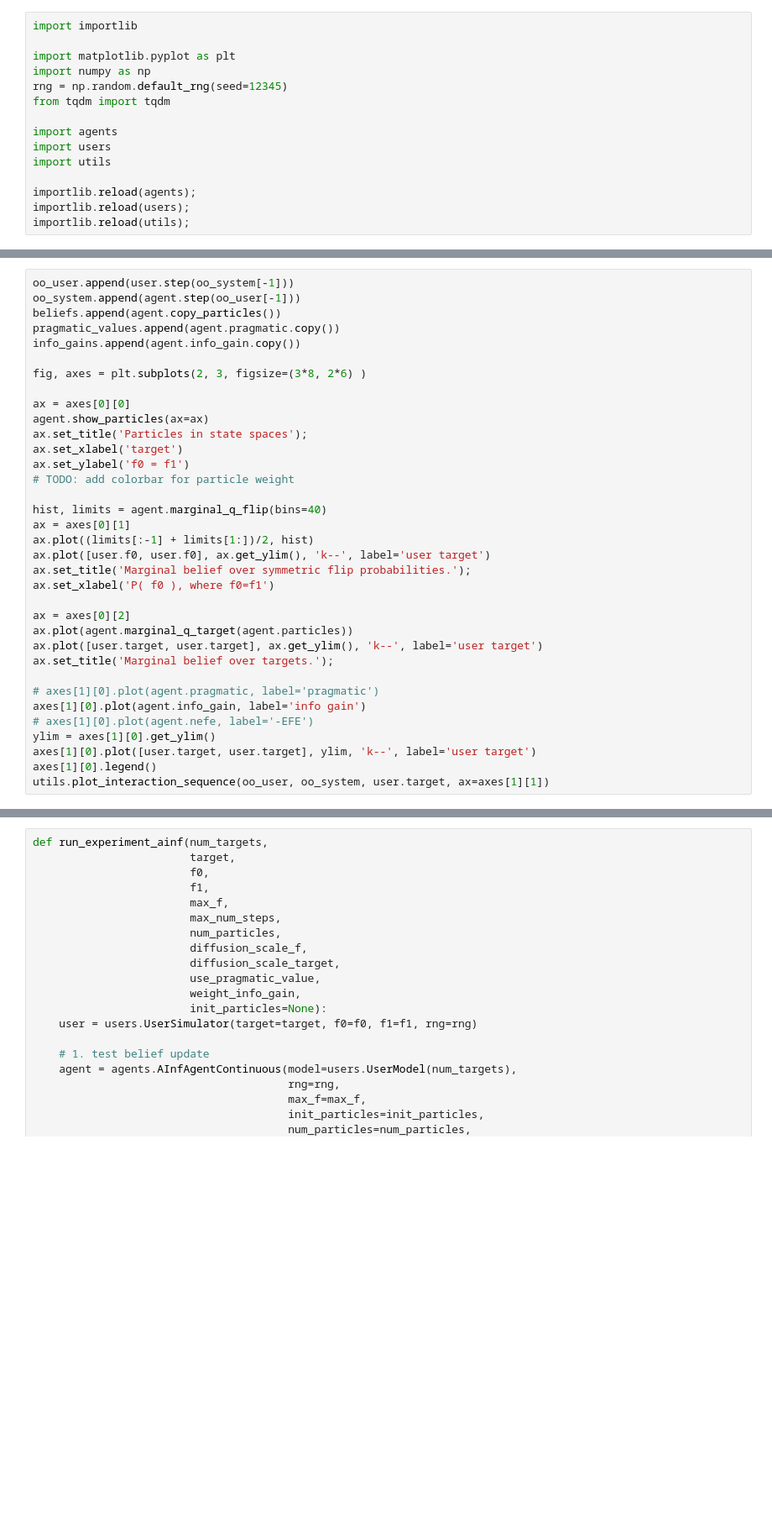
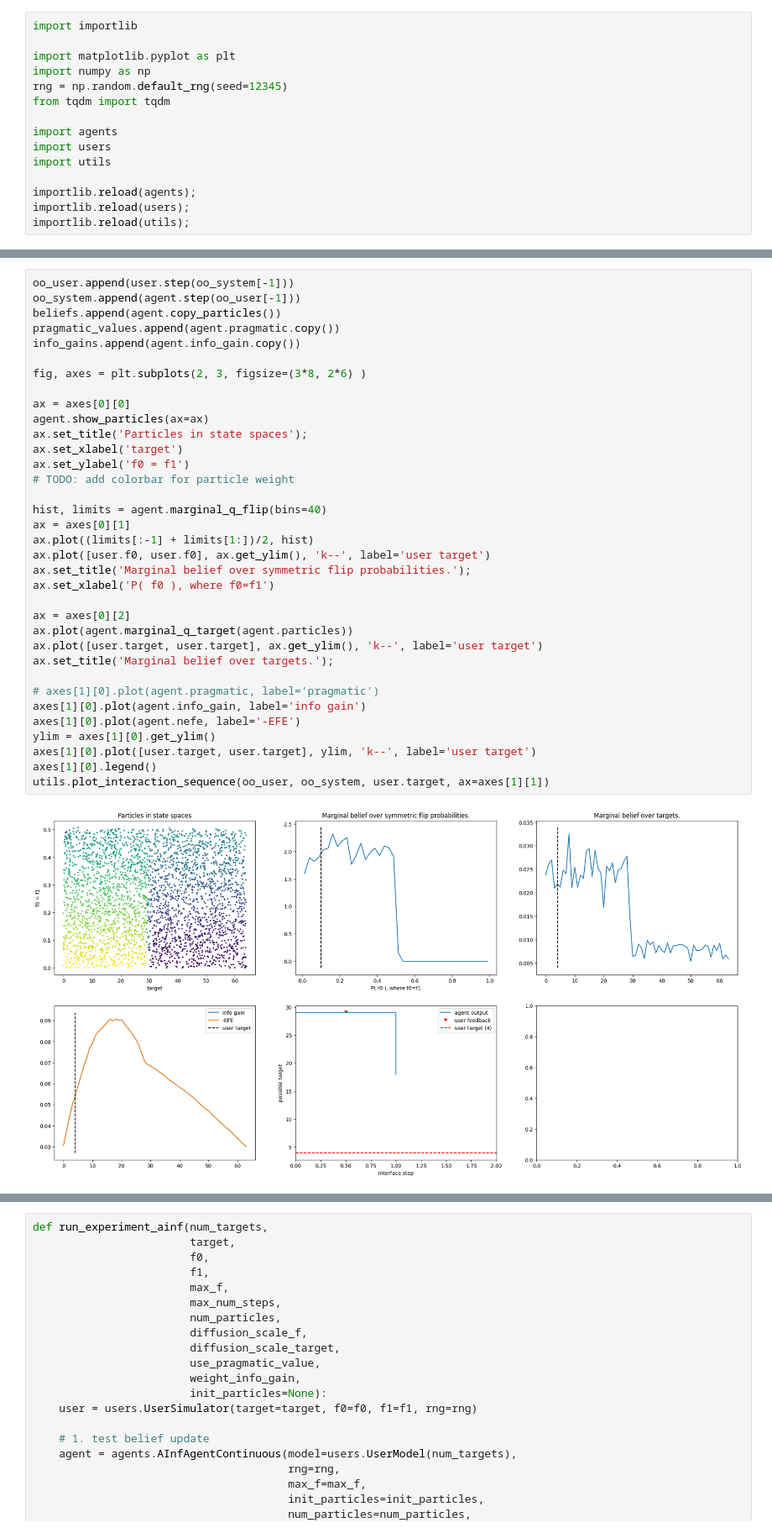
Before and after one commit to drsstein/iwai2024, a Jupyter notebook: code/ainf_experiment.ipynb, the cells around one changed output, grey strips where cells are left out. Shown at 84% size. Saved outputs shown, nothing was run; the diff lists cells and outputs as text; blank space fills up the shorter version.

```diff
--- a/code/ainf_experiment.ipynb
+++ b/code/ainf_experiment.ipynb
@@ -63,32 +53,34 @@ beliefs.append(agent.copy_particles())
 pragmatic_values.append(agent.pragmatic.copy())
 info_gains.append(agent.info_gain.copy())
 
 fig, axes = plt.subplots(2, 3, figsize=(3*8, 2*6) )
 
 ax = axes[0][0]
 agent.show_particles(ax=ax)
 ax.set_title('Particles in state spaces');
 ax.set_xlabel('target')
 ax.set_ylabel('f0 = f1')
 # TODO: add colorbar for particle weight
 
 hist, limits = agent.marginal_q_flip(bins=40)
 ax = axes[0][1]
 ax.plot((limits[:-1] + limits[1:])/2, hist)
 ax.plot([user.f0, user.f0], ax.get_ylim(), 'k--', label='user target')
 ax.set_title('Marginal belief over symmetric flip probabilities.');
 ax.set_xlabel('P( f0 ), where f0=f1')
 
 ax = axes[0][2]
 ax.plot(agent.marginal_q_target(agent.particles))
 ax.plot([user.target, user.target], ax.get_ylim(), 'k--', label='user target')
 ax.set_title('Marginal belief over targets.');
 
 # axes[1][0].plot(agent.pragmatic, label='pragmatic')
 axes[1][0].plot(agent.info_gain, label='info gain')
-# axes[1][0].plot(agent.nefe, label='-EFE')
+axes[1][0].plot(agent.nefe, label='-EFE')
 ylim = axes[1][0].get_ylim()
 axes[1][0].plot([user.target, user.target], ylim, 'k--', label='user target')
 axes[1][0].legend()
 utils.plot_interaction_sequence(oo_user, oo_system, user.target, ax=axes[1][1])
+# %% [output]
+[figure, added]
 # %%
```
Also changed, not shown: parts of 12 cells of this notebook, 3 other files.
